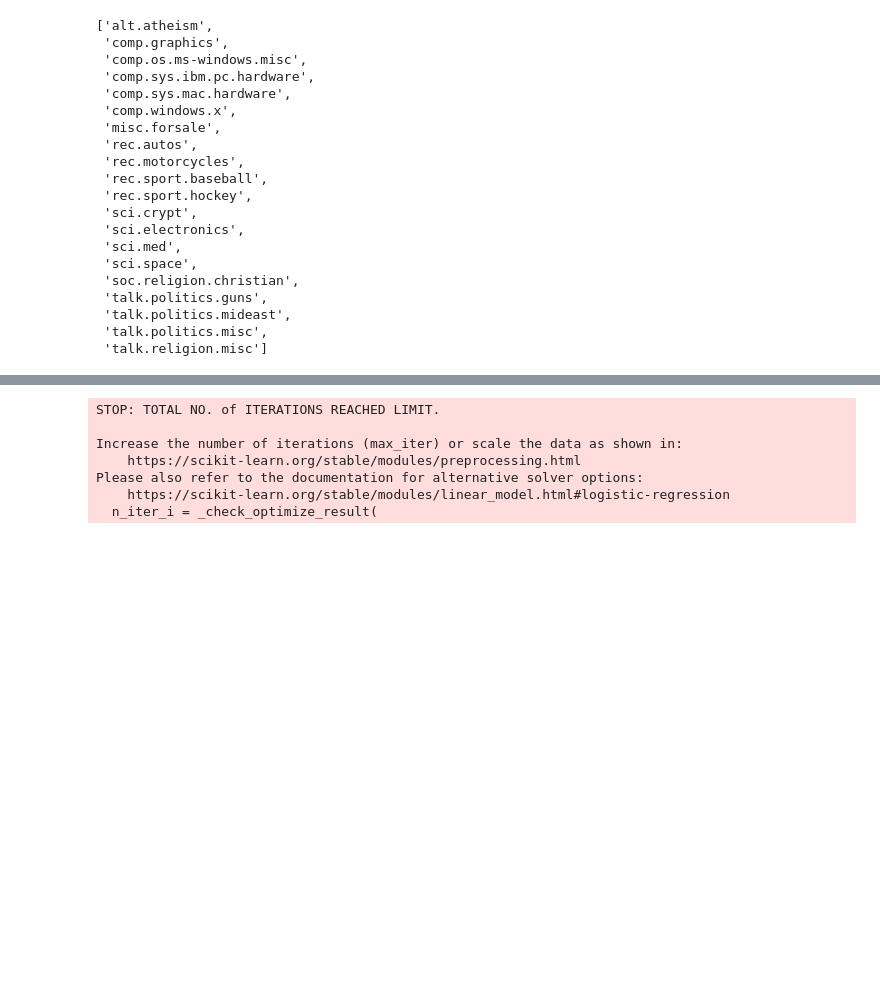
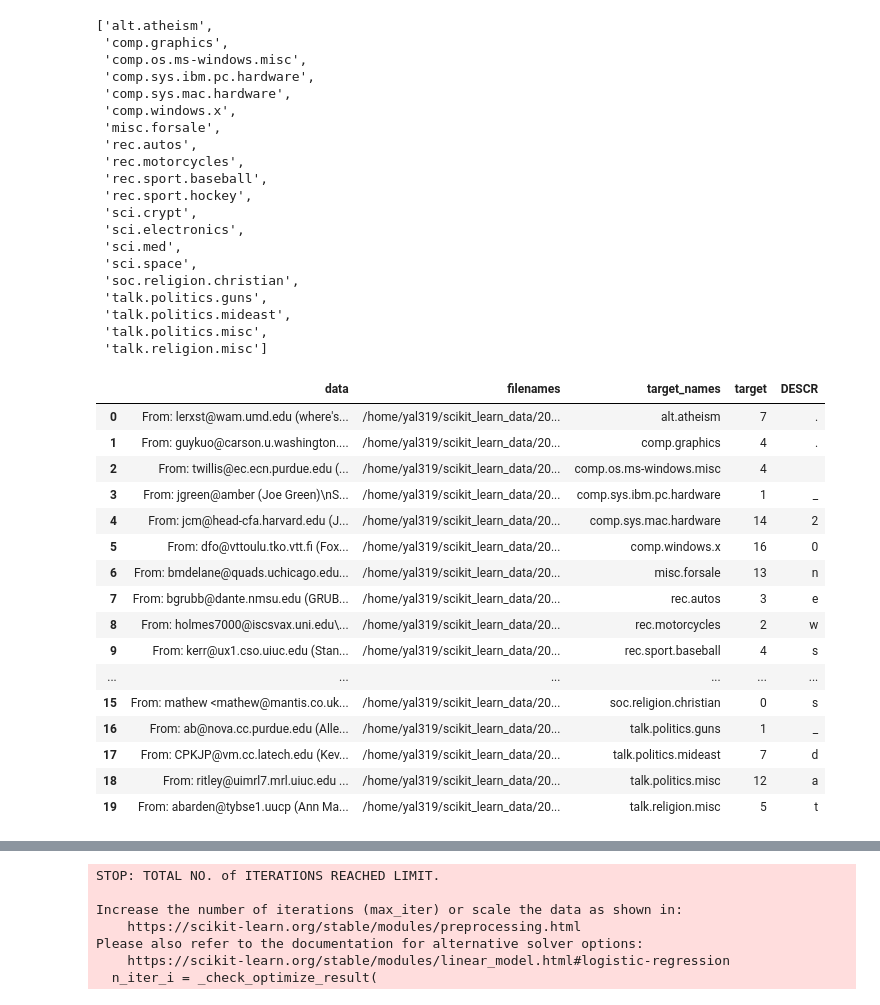
Before and after one commit to DSC180B-A04-Capstone-Group-06/DSC180B-NER-Project, a Jupyter notebook: notebooks/Baseline_for_new_task.ipynb, the cells around one changed output, grey strips where cells are left out. Drawn from its saved outputs; the diff is of its cells as text; code cells hidden in the pictures; blank space fills up the shorter version.

```diff
--- a/notebooks/Baseline_for_new_task.ipynb
+++ b/notebooks/Baseline_for_new_task.ipynb
@@ -328,6 +381,26 @@ twenty_test.target_names
  'talk.politics.mideast',
  'talk.politics.misc',
  'talk.religion.misc']
+# %%
+news_df.head(20)
+# %% [output]
+|  | data | filenames | target_names | target | DESCR |
+| 0 | From: lerxst@wam.umd.edu (where's... | /home/yal319/scikit_learn_data/20... | alt.atheism | 7 | . |
+| 1 | From: guykuo@carson.u.washington.... | /home/yal319/scikit_learn_data/20... | comp.graphics | 4 | . |
+| 2 | From: twillis@ec.ecn.purdue.edu (... | /home/yal319/scikit_learn_data/20... | comp.os.ms-windows.misc | 4 |  |
+| 3 | From: jgreen@amber (Joe Green)\nS... | /home/yal319/scikit_learn_data/20... | comp.sys.ibm.pc.hardware | 1 | _ |
+| 4 | From: jcm@head-cfa.harvard.edu (J... | /home/yal319/scikit_learn_data/20... | comp.sys.mac.hardware | 14 | 2 |
+| 5 | From: dfo@vttoulu.tko.vtt.fi (Fox... | /home/yal319/scikit_learn_data/20... | comp.windows.x | 16 | 0 |
+| 6 | From: bmdelane@quads.uchicago.edu... | /home/yal319/scikit_learn_data/20... | misc.forsale | 13 | n |
+| 7 | From: bgrubb@dante.nmsu.edu (GRUB... | /home/yal319/scikit_learn_data/20... | rec.autos | 3 | e |
+| 8 | From: holmes7000@iscsvax.uni.edu\... | /home/yal319/scikit_learn_data/20... | rec.motorcycles | 2 | w |
+| 9 | From: kerr@ux1.cso.uiuc.edu (Stan... | /home/yal319/scikit_learn_data/20... | rec.sport.baseball | 4 | s |
+| ... | ... | ... | ... | ... | ... |
+| 15 | From: mathew <mathew@mantis.co.uk... | /home/yal319/scikit_learn_data/20... | soc.religion.christian | 0 | s |
+| 16 | From: ab@nova.cc.purdue.edu (Alle... | /home/yal319/scikit_learn_data/20... | talk.politics.guns | 1 | _ |
+| 17 | From: CPKJP@vm.cc.latech.edu (Kev... | /home/yal319/scikit_learn_data/20... | talk.politics.mideast | 7 | d |
+| 18 | From: ritley@uimrl7.mrl.uiuc.edu ... | /home/yal319/scikit_learn_data/20... | talk.politics.misc | 12 | a |
+| 19 | From: abarden@tybse1.uucp (Ann Ma... | /home/yal319/scikit_learn_data/20... | talk.religion.misc | 5 | t |
 # %%
 df = pd.read_csv('../model/20news/AutoPhrase.txt',error_bad_lines=False, delimiter= '\t',names = ['p','phrase'])
 select = df[df.p >= 0.5]
```
Also changed, not shown: parts of 13 cells of this notebook, 2 other files.
